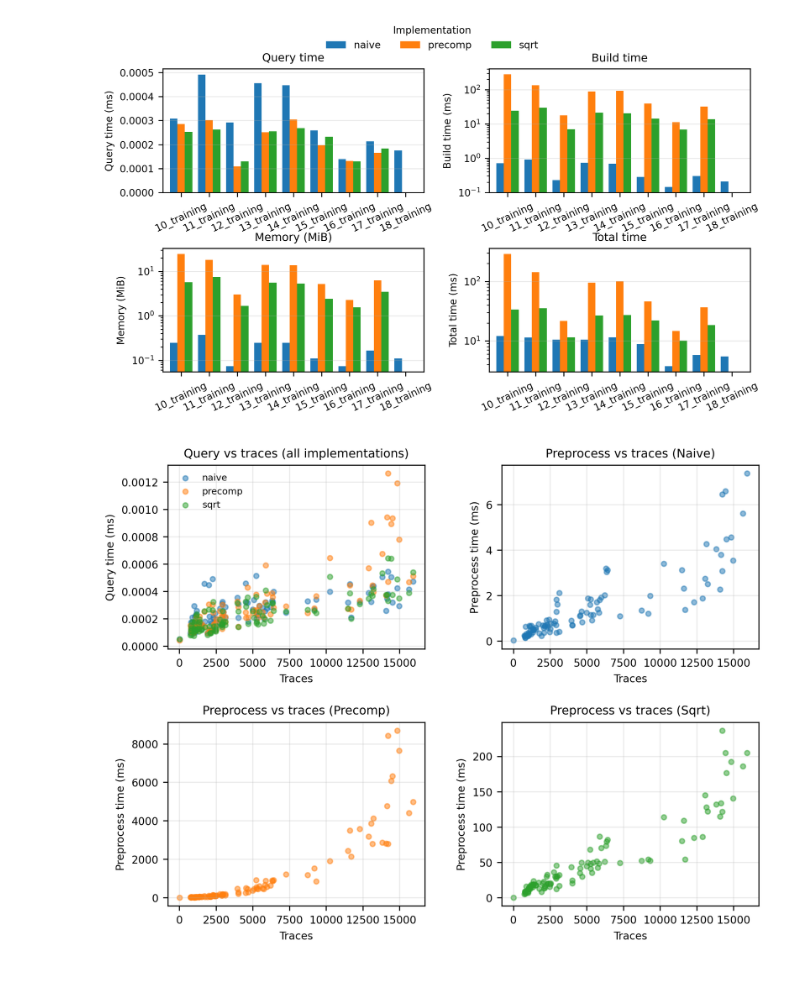
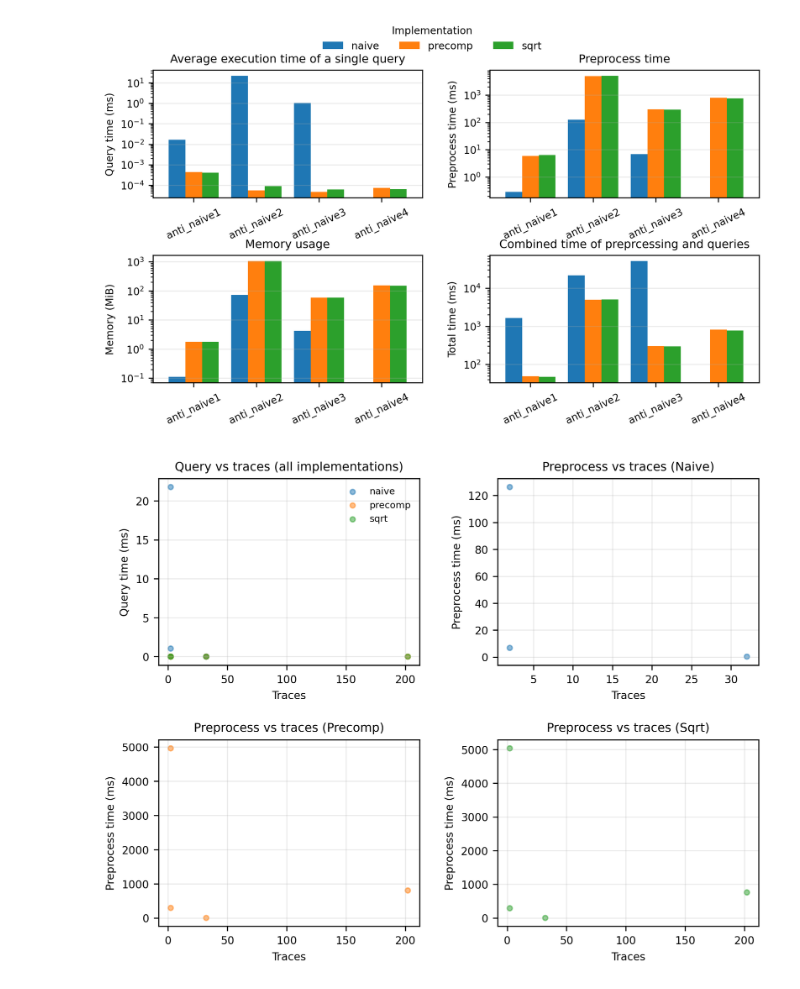
Before and after one commit to kollmannbalint/distinguish_queries, a Jupyter notebook: testing/analysis/result_analysis.ipynb, the cells around one changed output. Saved outputs shown, nothing was run; the diff lists cells and outputs as text; code cells hidden in the pictures.

```diff
--- a/testing/analysis/result_analysis.ipynb
+++ b/testing/analysis/result_analysis.ipynb
@@ -5,7 +5,7 @@ import os
 
 WD =  os.getcwd()
 BASE_DIR = os.path.abspath(os.path.join(WD, "..", ".."))
-RESULTS = os.path.join(BASE_DIR, "data", "results", "stamina", "stamina_test_results.csv")
+RESULTS = os.path.join(BASE_DIR, "data", "results", "anti", "anti_naive.csv")
 
 df = pd.read_csv(RESULTS)
 
@@ -104,13 +107,13 @@ plt.rcParams.update({
 fig, axes = plt.subplots(2, 2, figsize=(7.2, 4.5), dpi=300)
 
 metrics = [
-    ("query_ms_per_query", "Query time (ms)", False),
-    ("build_mean_ms", "Build time (ms)", True),
-    ("memory_mib", "Memory (MiB)", True),
-    ("total_mean_ms", "Total time (ms)", True),
+    ("query_ms_per_query", "Query time (ms)", "Average execution time of a single query", True),
+    ("build_mean_ms", "Preprocess time (ms)", "Preprocess time", True),
+    ("memory_mib", "Memory (MiB)", "Memory usage", True),
+    ("total_mean_ms", "Total time (ms)", "Combined time of preprcessing and queries", True),
 ]
 
-for ax, (metric, ylabel, use_log) in zip(axes.flat, metrics):
+for ax, (metric, ylabel, title, use_log) in zip(axes.flat, metrics):
     pivot = summary[:25].pivot(
         index="dataset",
         columns="impl",
@@ -123,7 +126,7 @@ for ax, (metric, ylabel, use_log) in zip(axes.flat, metrics):
         width=0.8
     )
 
-    ax.set_title(ylabel.replace(" (ms)", "") if "ms" in ylabel else ylabel)
+    ax.set_title(title)
     ax.set_xlabel("")
     ax.set_ylabel(ylabel)
 
@@ -131,34 +134,34 @@ for ax, (metric, ylabel, use_log) in zip(axes.flat, metrics):
         ax.set_yscale("log")
 
     ax.tick_params(axis="x", rotation=25)
     ax.grid(axis="y", alpha=0.25)
 
 handles, labels = axes[0, 0].get_legend_handles_labels()
 
 fig.legend(
     handles,
     labels,
     title="Implementation",
     loc="upper center",
     ncol=min(len(labels), 4),
     frameon=False,
 )
 
 for ax in axes.flat:
     ax.legend().remove()
 
 plt.subplots_adjust(
     left=0.07,
     right=0.99,
     bottom=0.12,
     top=0.88,
     wspace=0.25,
     hspace=0.45
 )
 
 plt.show()
 # %% [output]
-[figure, old version]
+[figure, new version]
 # %%
 plt.rcParams.update({
     "font.size": 8,
@@ -234,7 +237,7 @@ ax11.grid(alpha=0.25)
 plt.tight_layout()
 plt.show()
 # %% [output]
-[figure, old version]
+[figure, new version]
 # %%
 plt.rcParams.update({
     "font.size": 8,
```
Also changed, not shown: parts of 3 cells of this notebook.
